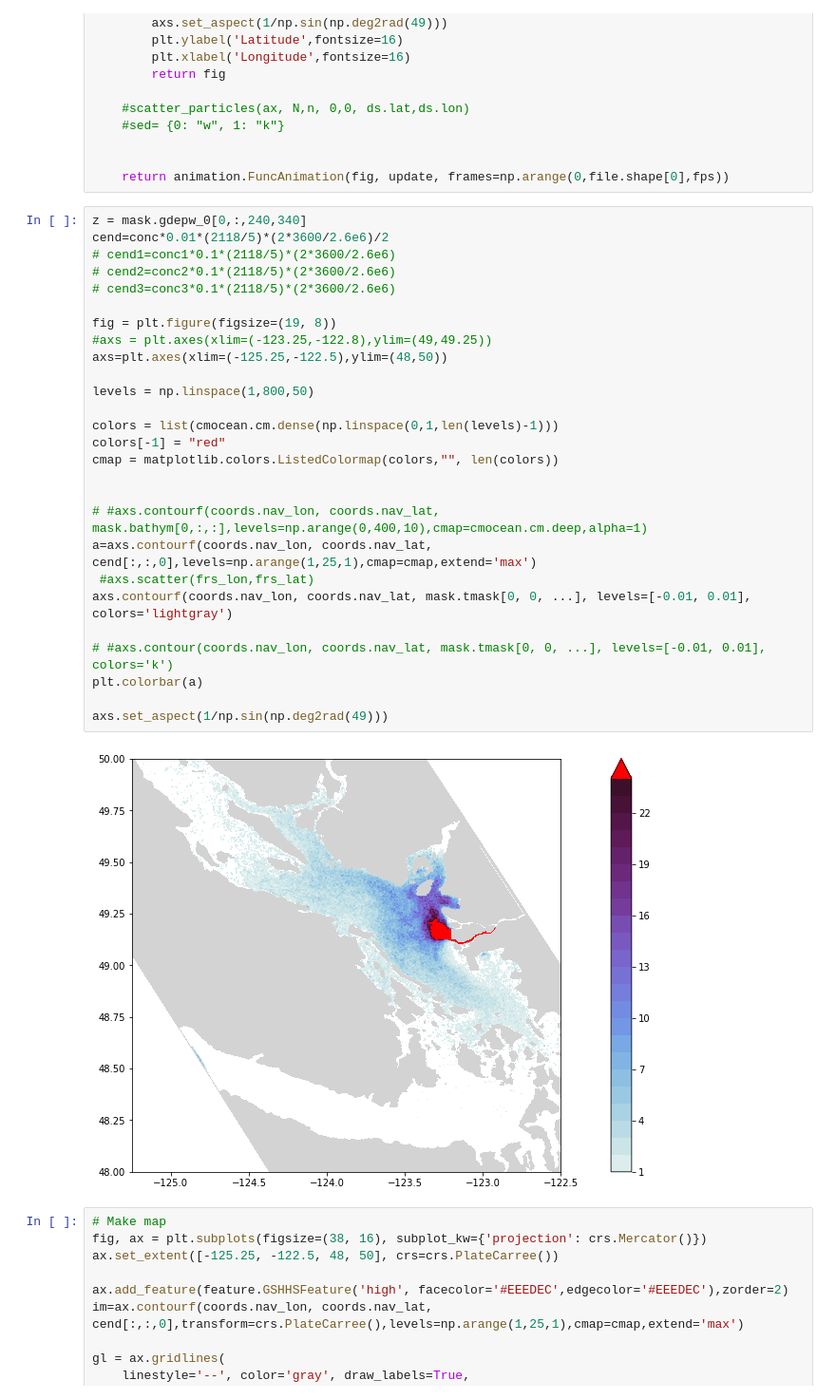
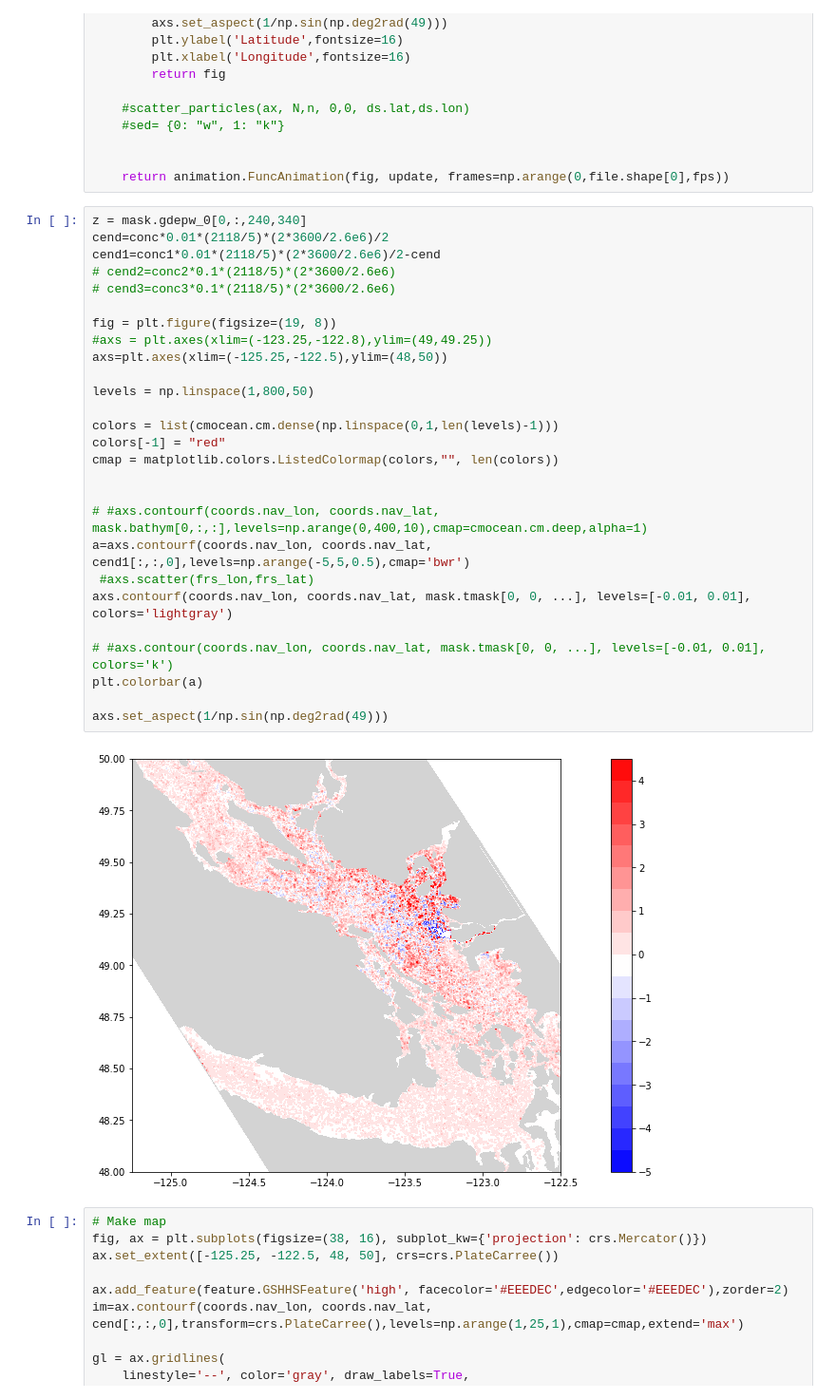
Before and after one commit to SalishSeaCast/analysis-jose, a Jupyter notebook: notebooks/parcels/Remote/Fibres/concentration.ipynb, the cells around one changed output. Shown at 95% size. Drawn from its saved outputs; the diff is of its cells as text.

```diff
--- a/notebooks/parcels/Remote/Fibres/concentration.ipynb
+++ b/notebooks/parcels/Remote/Fibres/concentration.ipynb
@@ -89,32 +89,32 @@ def mapanimation(file,clon,clat,fps=1,local=1):
 # %%
 z = mask.gdepw_0[0,:,240,340]
 cend=conc*0.01*(2118/5)*(2*3600/2.6e6)/2
-# cend1=conc1*0.1*(2118/5)*(2*3600/2.6e6)
+cend1=conc1*0.01*(2118/5)*(2*3600/2.6e6)/2-cend
 # cend2=conc2*0.1*(2118/5)*(2*3600/2.6e6)
 # cend3=conc3*0.1*(2118/5)*(2*3600/2.6e6)
 
 fig = plt.figure(figsize=(19, 8))
 #axs = plt.axes(xlim=(-123.25,-122.8),ylim=(49,49.25))
 axs=plt.axes(xlim=(-125.25,-122.5),ylim=(48,50))
 
 levels = np.linspace(1,800,50)
 
 colors = list(cmocean.cm.dense(np.linspace(0,1,len(levels)-1)))
 colors[-1] = "red"
 cmap = matplotlib.colors.ListedColormap(colors,"", len(colors))
 
 
 # #axs.contourf(coords.nav_lon, coords.nav_lat, mask.bathym[0,:,:],levels=np.arange(0,400,10),cmap=cmocean.cm.deep,alpha=1)
-a=axs.contourf(coords.nav_lon, coords.nav_lat, cend[:,:,0],levels=np.arange(1,25,1),cmap=cmap,extend='max')
+a=axs.contourf(coords.nav_lon, coords.nav_lat, cend1[:,:,0],levels=np.arange(-5,5,0.5),cmap='bwr')
  #axs.scatter(frs_lon,frs_lat)
 axs.contourf(coords.nav_lon, coords.nav_lat, mask.tmask[0, 0, ...], levels=[-0.01, 0.01], colors='lightgray')
 
 # #axs.contour(coords.nav_lon, coords.nav_lat, mask.tmask[0, 0, ...], levels=[-0.01, 0.01], colors='k')
 plt.colorbar(a)
 
 axs.set_aspect(1/np.sin(np.deg2rad(49)))
 # %% [output]
-[figure, old version]
+[figure, new version]
 # %%
 # Make map
 fig, ax = plt.subplots(figsize=(38, 16), subplot_kw={'projection': crs.Mercator()})
```
Also changed, not shown: 1 other file.
